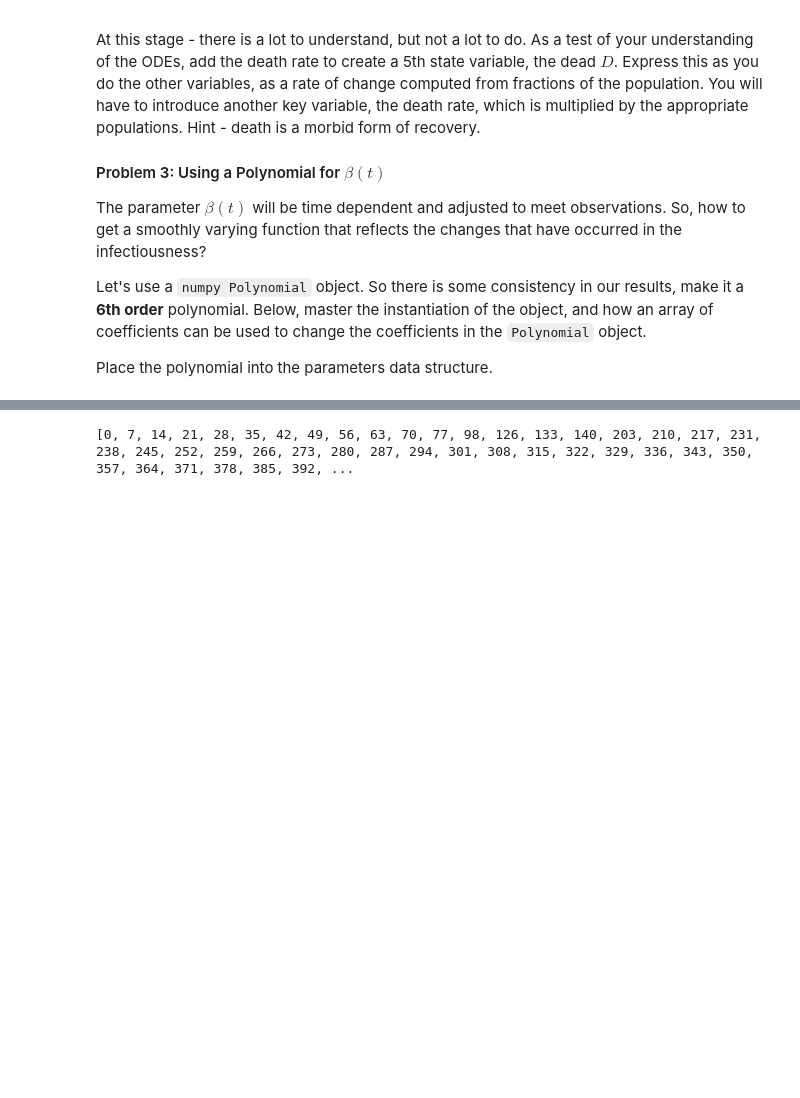
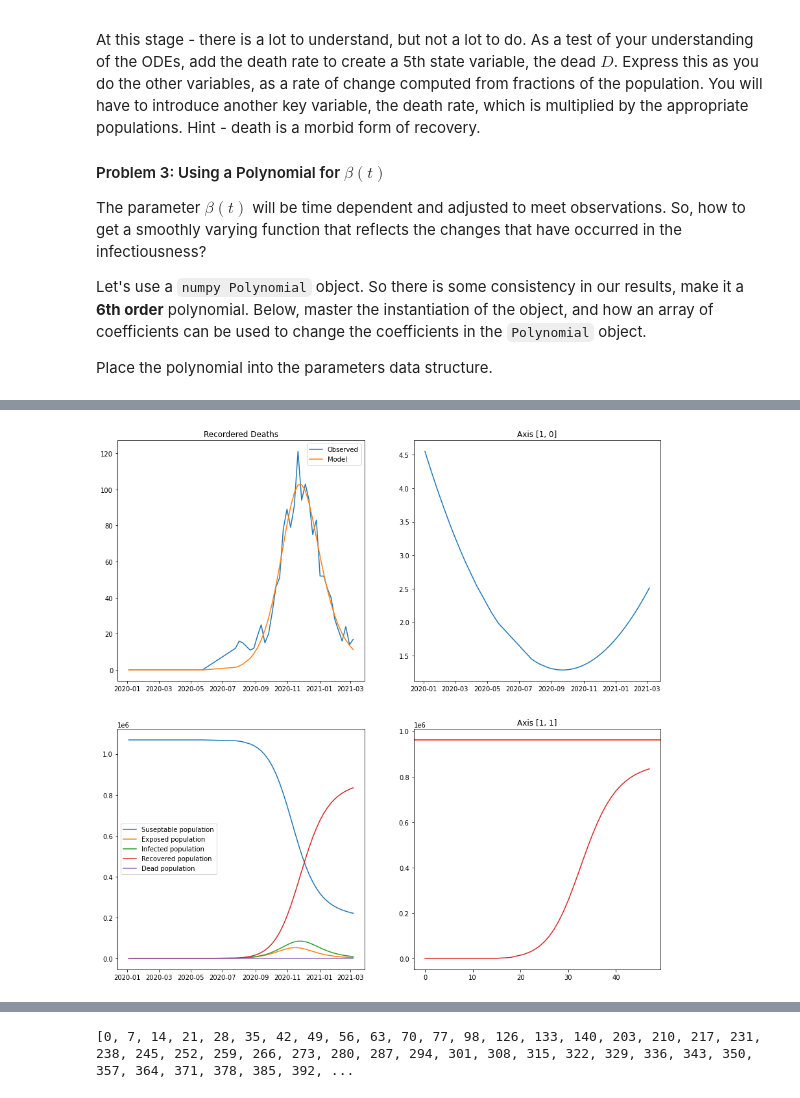
Before and after one commit to tjschweitzer/Sim_Modeling, a Jupyter notebook: covid/Synthesis I - SEIR Model.ipynb, the cells around one changed output, grey strips where cells are left out. Drawn from its saved outputs; the diff is of its cells as text; code cells hidden in the pictures; blank space fills up the shorter version.

Commit message:
added powell ivp solution

```diff
--- a/covid/Synthesis I - SEIR Model.ipynb
+++ b/covid/Synthesis I - SEIR Model.ipynb
@@ -306,0 +382,11 @@ solution
+# %%
+powell = [ 4.54701056e-01, -2.52732470e-03,  5.05188944e-06, -5.83029782e-10,
+        1.21520601e-03]
+res = minimize(self.get_SSE, self.coefs+[self.death_rate] , method='Powell',
+               options={'disp': True},\
+               callback = self.update_perameters)
+
+
+app.plot_results()
+# %% [output]
+[figure, added]
```
Also changed, not shown: parts of 9 cells of this notebook, 2 other files.
